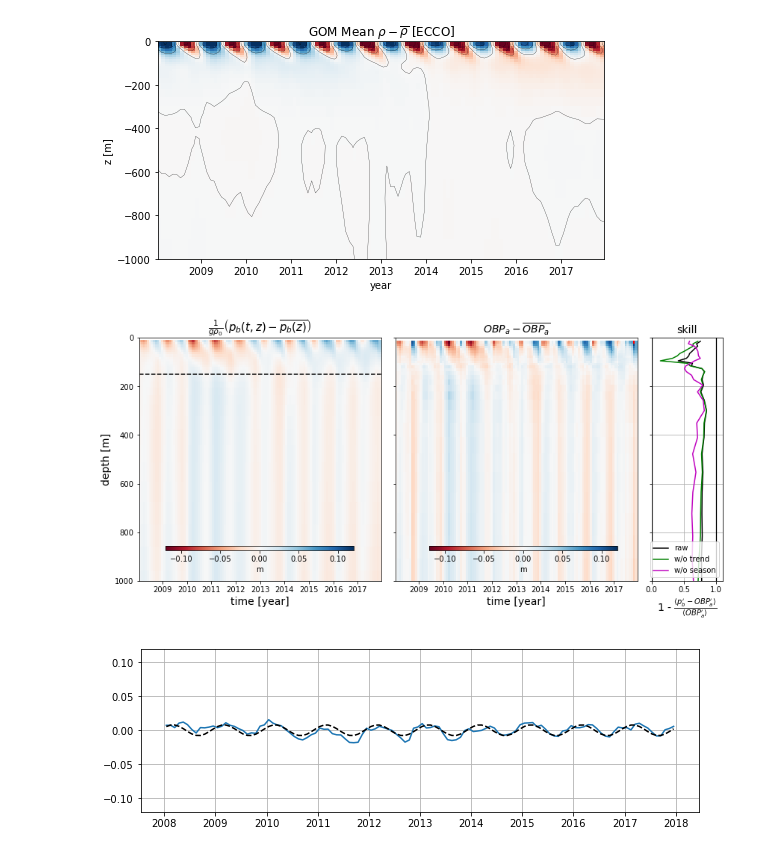
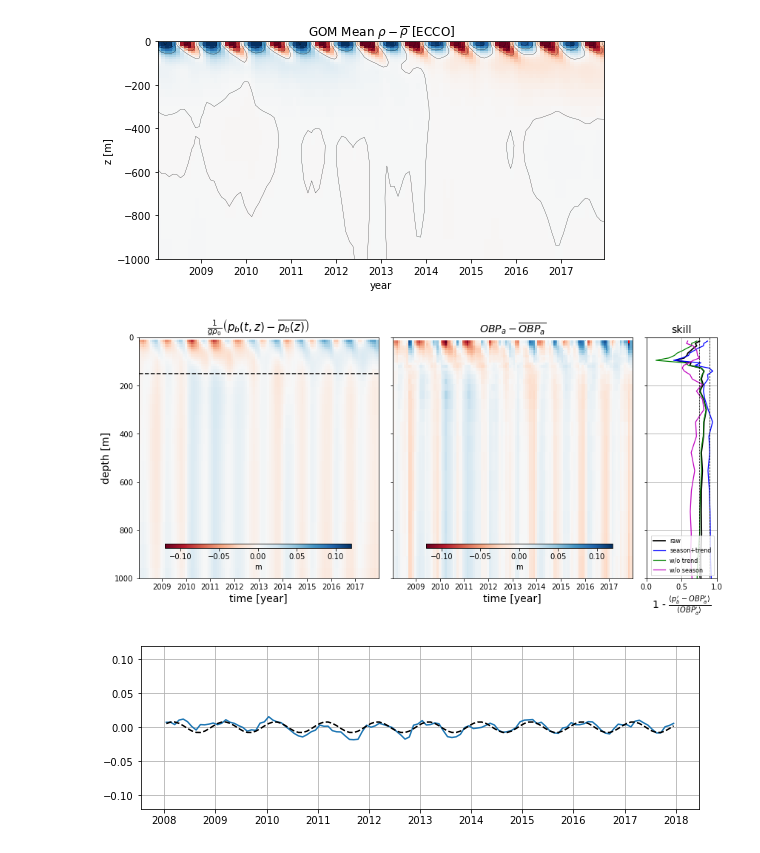
Before and after one commit to jakesteinberg/nasa_ostst, a Jupyter notebook: landerer.ipynb, the cells around one changed output. Cells and saved outputs as stored; diff of their text form; code cells hidden in the pictures.

```diff
--- a/landerer.ipynb
+++ b/landerer.ipynb
@@ -527,6 +546,8 @@ pb_obs_a = (np.transpose(delta_pb_obs - np.nanmean(delta_pb_obs,axis=0))/g/rho0)
 # ECCO density predicted OBP trend
 pb_est_a = (deltapbz_total - deltapbz_total.mean(dim=['time']))
 
+pb_obs_a_model = np.nan*np.ones(np.shape(pb_obs_a))
+pb_est_a_model = np.nan*np.ones(np.shape(pb_obs_a))
 pb_obs_a_no_season = np.nan*np.ones(np.shape(pb_obs_a))
 pb_obs_a_no_trend = np.nan*np.ones(np.shape(pb_obs_a))
 pb_est_a_no_season = np.nan*np.ones(np.shape(pb_obs_a))
@@ -537,6 +558,8 @@ for i in range(1,np.shape(pb_obs_a)[0]):
     model_total = trend_season_f((time_ord-time_ord[0]),*fit[0])
     model_trend = trend_f((time_ord-time_ord[0]),fit[0][4],fit[0][5])
     model_season = season_f((time_ord-time_ord[0]),fit[0][0],fit[0][1],fit[0][2],fit[0][3])
+    # obp seasonal + trend
+    pb_obs_a_model[d_i,:] = model_total
     # obp w/ seasonal cycle removed
     pb_obs_a_no_season[d_i,:] = pb_obs_a[d_i,:] - model_season
     # obp w/ trend removed
@@ -546,6 +569,9 @@ for i in range(1,np.shape(pb_obs_a)[0]):
     model_total = trend_season_f((time_ord-time_ord[0]),*fit[0])
     model_trend = trend_f((time_ord-time_ord[0]),fit[0][4],fit[0][5])
     model_season = season_f((time_ord-time_ord[0]),fit[0][0],fit[0][1],fit[0][2],fit[0][3])
+    model_season_plus_trend = season_f((time_ord-time_ord[0]),fit[0][0],fit[0][1],fit[0][2],fit[0][3])
+    # est seasonal + trend
+    pb_est_a_model[d_i,:] = model_total
     # est w/ seasonal cycle removed
     pb_est_a_no_season[d_i,:] = pb_est_a[d_i,:] - model_season   # TREND ONLY
     # est w/ trend removed
@@ -553,44 +579,47 @@ for i in range(1,np.shape(pb_obs_a)[0]):
 # %%
 fig = plt.figure(figsize=(14,6))
 gs = GridSpec(1, 7, figure=fig)
 ax1 = fig.add_subplot(gs[0,0:3])
 ax2 = fig.add_subplot(gs[0,3:6])
 ax3 = fig.add_subplot(gs[0,6])
 Kc=ax1.pcolor(ecco_monthly_ds.time,pbdeps,deltapbz_total - deltapbz_total.mean(dim=['time']),cmap='RdBu',vmin=-0.12,vmax=0.12)
 ax1.plot(ecco_monthly_ds.time,150*np.ones(len(ecco_monthly_ds.time)),color='k',linestyle='--')
 ax1.set_ylabel('depth [m]',fontsize=14); ax1.set_xlabel('time [year]',fontsize=14); ax1.set_ylim([0,1000]);
 ax1.set_title(r'$\frac{1}{g\rho_0} \left( p_b(t,z) - \overline{p_b(z)}\right)$',fontsize=15); ax1.invert_yaxis()
 
 ax2.pcolor(ecco_monthly_ds.time,-1*v_cell_z,np.transpose(delta_pb_obs - np.nanmean(delta_pb_obs,axis=0))/g/rho0,cmap='RdBu',vmin=-0.12,vmax=0.12)
 ax2.set_yticklabels(['']); ax2.set_xlabel('time [year]',fontsize=14); ax2.set_ylim([0,1000]);
 ax2.set_title(r"$OBP_a - \overline{OBP_a}$",fontsize=14); ax2.invert_yaxis()
 
 # pb_obs_a = (np.transpose(delta_pb_obs - np.nanmean(delta_pb_obs,axis=0))/g/rho0)
 # pb_est_a = (deltapbz_total - deltapbz_total.mean(dim=['time']))
 
 pb_skill = 1 - np.nanvar(pb_obs_a - pb_est_a, axis=1)/np.nanvar(pb_obs_a,axis=1)
-# pb_skill_wo_trend = 1 - np.nanvar(pb_obs_a_no_trend - pb_est_a_no_trend, axis=1)/np.nanvar(pb_obs_a_no_trend,axis=1)
-# pb_skill_wo_season = 1 - np.nanvar(pb_obs_a_no_season - pb_est_a_no_season, axis=1)/np.nanvar(pb_obs_a_no_season,axis=1)
+pb_skill_model = 1 - np.nanvar(pb_obs_a_model - pb_est_a_model, axis=1)/np.nanvar(pb_obs_a_model,axis=1)
+pb_skill_wo_trend = 1 - np.nanvar(pb_obs_a_no_trend - pb_est_a_no_trend, axis=1)/np.nanvar(pb_obs_a_no_trend,axis=1)
+pb_skill_wo_season = 1 - np.nanvar(pb_obs_a_no_season - pb_est_a_no_season, axis=1)/np.nanvar(pb_obs_a_no_season,axis=1)
 
 cbpos = [0.16, 0.22, 0.25, 0.015]; cax = fig.add_axes(cbpos);
 cb = f.colorbar(Kc, cax=cax, orientation='horizontal', label='m')
 cbpos = [0.51, 0.22, 0.25, 0.015]; cax = fig.add_axes(cbpos);
 cb = f.colorbar(Kc, cax=cax, orientation='horizontal', label='m')
 
-ax3.plot(pb_skill,-1*v_cell_z,color='k',linewidth=1.5, label='raw')
-ax3.plot(pb_skill_wo_trend,-1*v_cell_z,color='g',linewidth=1.5, label='w/o trend')
-ax3.plot(pb_skill_wo_season,-1*v_cell_z,color='m',linewidth=1.5, label='w/o season')
-ax3.plot([0,0],[0,1000],color='k',linestyle='-',linewidth=1.25)
-ax3.plot([1,1],[0,1000],color='k',linestyle='-',linewidth=1.25)
+ax3.plot(pb_skill,-1*v_cell_z,color='k',linewidth=1.75, label='raw')
+ax3.plot(pb_skill_model,-1*v_cell_z,color='b',linewidth=1.25, label='season+trend')
+ax3.plot(pb_skill_wo_trend,-1*v_cell_z,color='g',linewidth=1.25, label='w/o trend')
+ax3.plot(pb_skill_wo_season,-1*v_cell_z,color='m',linewidth=1.25, label='w/o season')
+# ax3.plot([0,0],[0,1000],color='k',linestyle='-',linewidth=1.25)
+ax3.plot([0.75,0.75],[0,1000],color='k',linestyle='--',linewidth=0.75)
+ax3.plot([0.9,0.9],[0,1000],color='k',linestyle='--',linewidth=0.75)
 # ax3.plot([-0.35,-0.35],[0,1000],color='k',linestyle='--',linewidth=0.75)
 # ax3.plot([0.35,0.35],[0,1000],color='k',linestyle='--',linewidth=0.75)
-ax3.set_yticklabels(['']); ax3.set_xlabel(r"1 - $\frac{\langle p_b' - OBP_a' \rangle}{\langle OBP_a' \rangle}$",fontsize=14); ax3.set_xlim([0,1.1]); ax3.set_ylim([0,1000]);
-ax3.set_title(r'skill',fontsize=14); ax3.invert_yaxis(); ax3.grid(); ax3.legend(loc=4)
+ax3.set_yticklabels(['']); ax3.set_xlabel(r"1 - $\frac{\langle p_b' - OBP_a' \rangle}{\langle OBP_a' \rangle}$",fontsize=14); ax3.set_xlim([0,1]); ax3.set_ylim([0,1000]);
+ax3.set_title(r'skill',fontsize=14); ax3.invert_yaxis(); ax3.grid(); ax3.legend(loc=4,fontsize=8)
 
 # cbpos = [0.92, 0.15, 0.015, 0.4]; cax = f.add_axes(cbpos); cb = f.colorbar(Kc, cax=cax, orientation='vertical', extend='both')
-fig.savefig('/Users/jakesteinberg/Documents/NASA_OSTST/manuscript/figures/landerer_predicted_vs_model_obp_2.jpg', dpi=250)
+fig.savefig('/Users/jakesteinberg/Documents/NASA_OSTST/manuscript/figures/landerer_predicted_vs_model_obp_2.jpg', dpi=350)
 # %% [output]
-[figure, old version]
+[figure, new version]
 # %%
 d_i = 10
 fit = curve_fit(trend_season_f, time_ord-time_ord[0], pb_obs_a[d_i,:])
```
Also changed, not shown: parts of 7 cells of this notebook, 4 other files.
